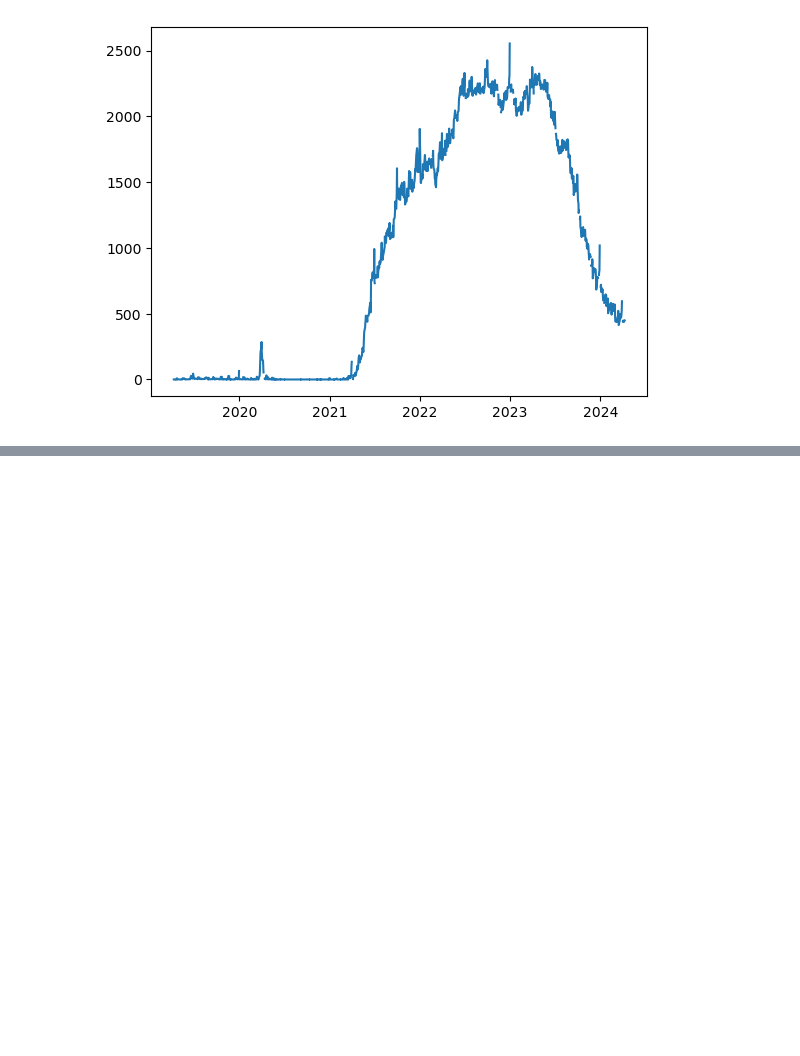
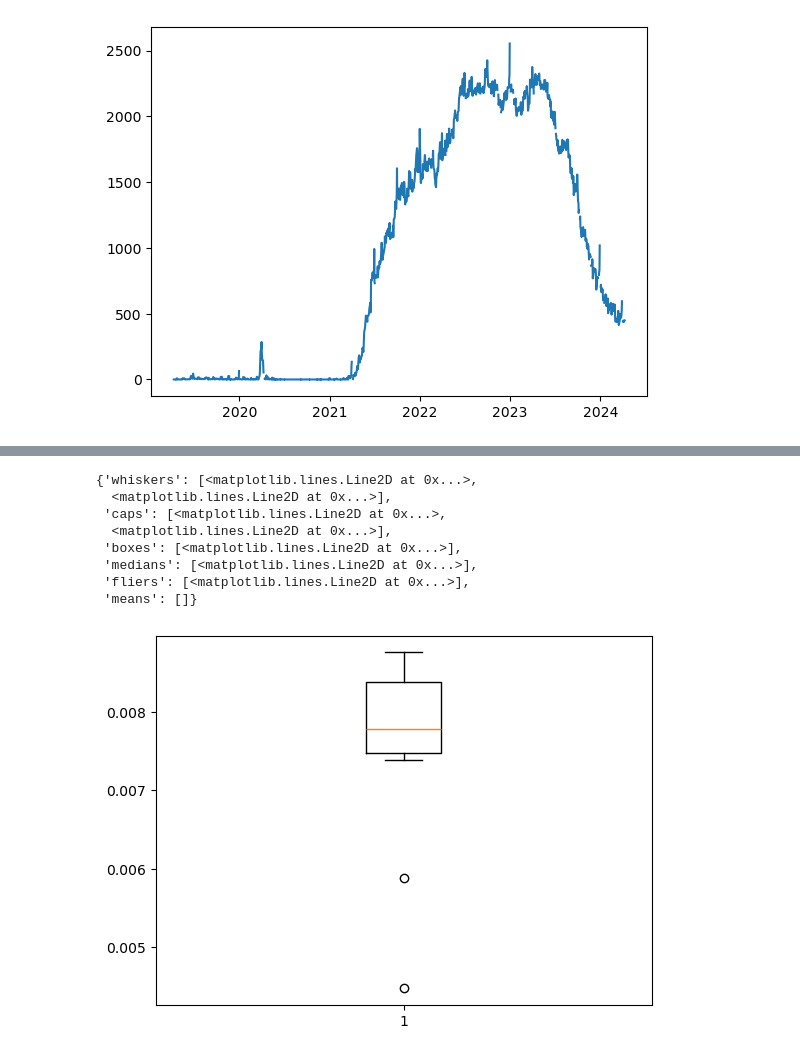
Before and after one commit to luissimaoaf/strategies, a Jupyter notebook: forex.ipynb, the cells around one changed output, grey strips where cells are left out. Drawn from its saved outputs; the diff is of its cells as text; code cells hidden in the pictures; blank space fills up the shorter version.

Commit message:
updated model

```diff
--- a/forex.ipynb
+++ b/forex.ipynb
@@ -72,0 +116,37 @@ train_set, test_set = np.split(merged_df, [int(.7*len(merged_df))])
+# %%
+from sklearn.linear_model import LinearRegression
+from sklearn.metrics import mean_absolute_percentage_error
+from sklearn.model_selection import TimeSeriesSplit
+
+tscv = TimeSeriesSplit(
+    gap=look_ahead+3,
+    n_splits=splits
+)
+
+model_accuracy = np.zeros(splits)
+our_metric = mean_absolute_percentage_error
+
+for i, (train, test) in enumerate(tscv.split(merged_df)):
+    model = LinearRegression()
+    model.fit(
+        scaled_df.loc[train[0]:train[-1], predictors],
+        merged_df.loc[train[0]:train[-1], 'Target']
+    )
+    model_accuracy[i] = (
+        our_metric(
+            merged_df.loc[train[0]:train[-1], 'Target'],
+            model.predict(scaled_df.loc[train[0]:train[-1], predictors])
+        )
+    )
+# %%
+plt.boxplot(model_accuracy)
+# %% [output]
+{'whiskers': [<matplotlib.lines.Line2D at 0x...>,
+  <matplotlib.lines.Line2D at 0x...>],
+ 'caps': [<matplotlib.lines.Line2D at 0x...>,
+  <matplotlib.lines.Line2D at 0x...>],
+ 'boxes': [<matplotlib.lines.Line2D at 0x...>],
+ 'medians': [<matplotlib.lines.Line2D at 0x...>],
+ 'fliers': [<matplotlib.lines.Line2D at 0x...>],
+ 'means': []}
+[figure, added]
```
Also changed, not shown: parts of 8 cells of this notebook.
